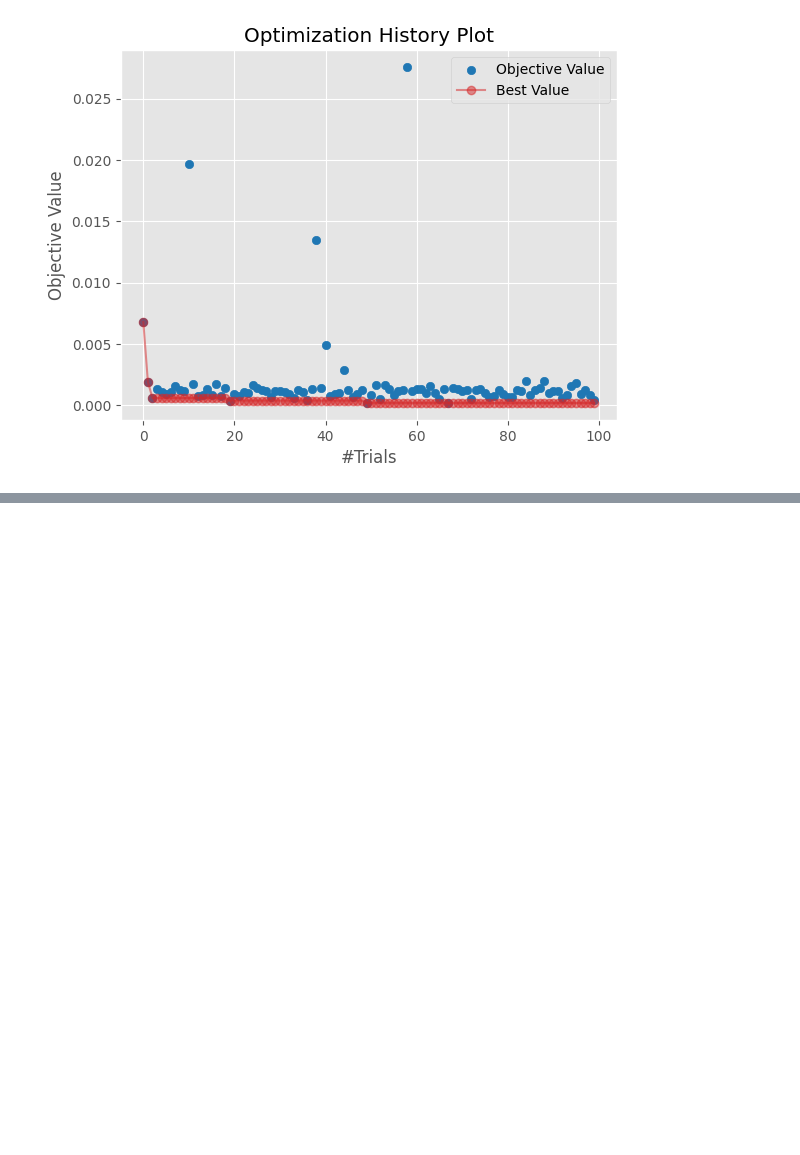
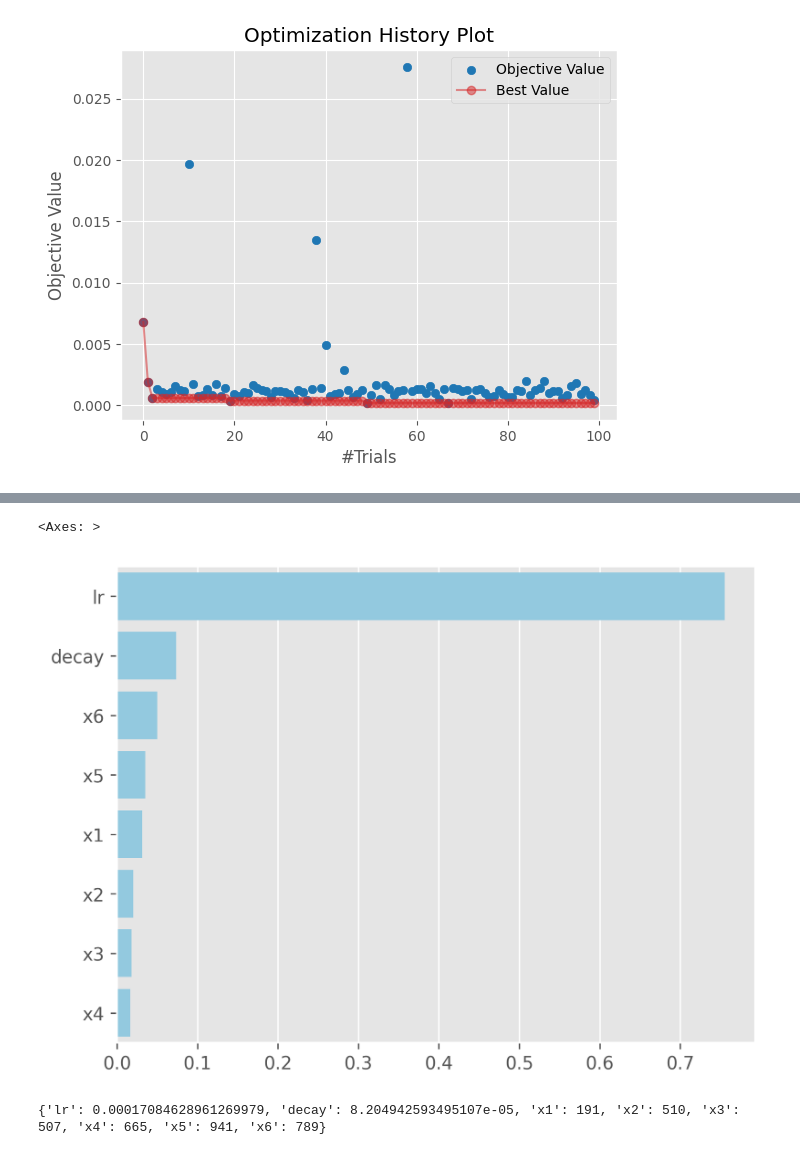
Before and after one commit to doctawho42/GRAIL, a Jupyter notebook: notebooks/generator_tuning.ipynb, the cells around one changed output, grey strips where cells are left out. Saved outputs shown, nothing was run; the diff lists cells and outputs as text; code cells hidden in the pictures; blank space fills up the shorter version.

```diff
--- a/notebooks/generator_tuning.ipynb
+++ b/notebooks/generator_tuning.ipynb
@@ -68,0 +84,14 @@ sns.barplot(
+# %%
+st_single = OptunaWrapper.from_pickle('../notebooks/study_single.pkl')
+# %%
+importance = optuna.importance.get_param_importances(
+        st_single.study, evaluator=FanovaImportanceEvaluator()
+    )
+# %%
+plt.figure(dpi=300)
+sns.barplot(
+    importance, orient='h', color='skyblue',
+)
+# %% [output]
+<Axes: >
+[figure, added]
@@ -68,0 +101,4 @@ sns.barplot(
+# %%
+print(st_single.study.best_params)
+# %% [output]
+{'lr': 0.00017084628961269979, 'decay': 8.204942593495107e-05, 'x1': 191, 'x2': 510, 'x3': 507, 'x4': 665, 'x5': 941, 'x6': 789}
```
Also changed, not shown: parts of 9 cells of this notebook, 1 other file.
